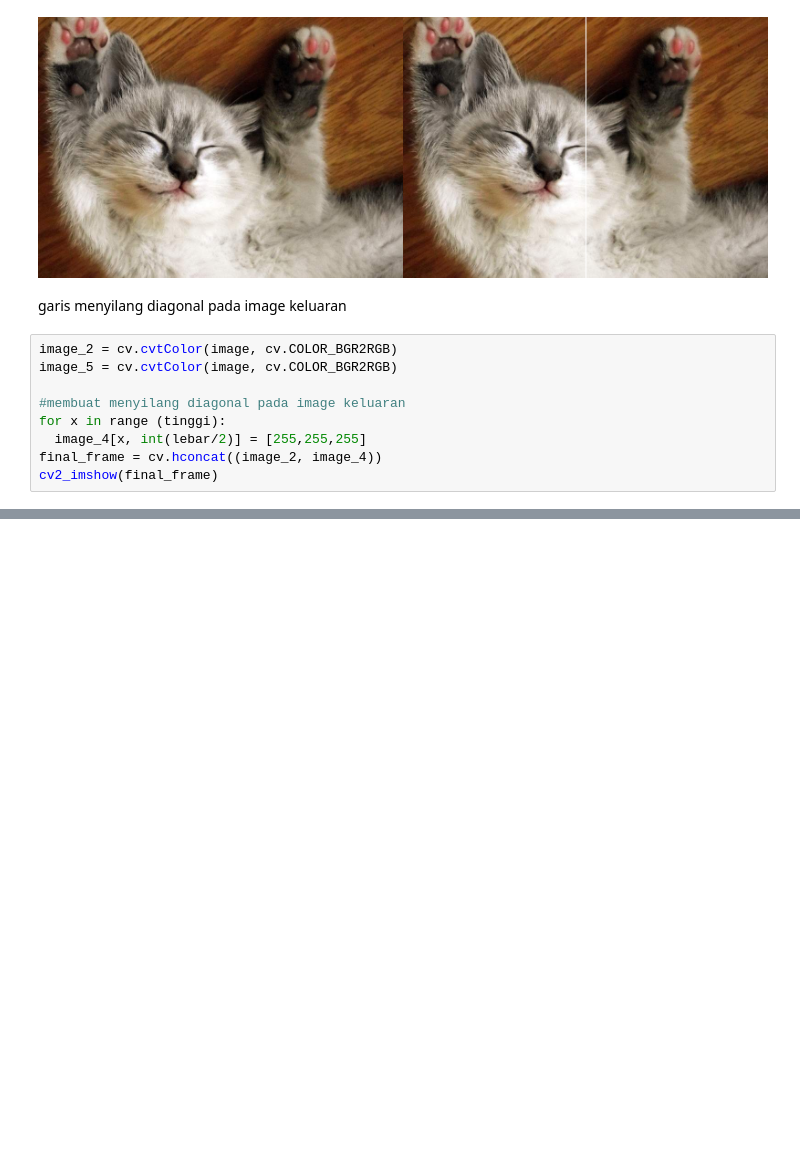
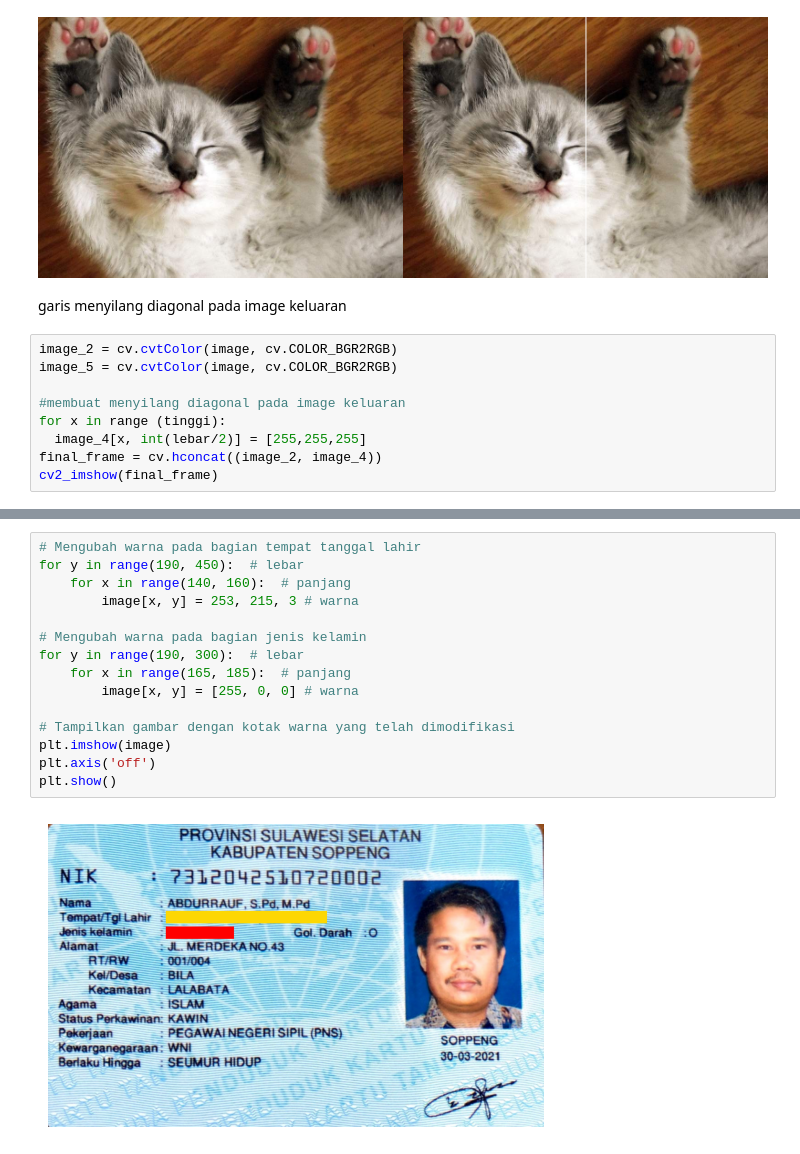
Before and after one commit to devanoabe/PCVK_GANJIL_23-24, a Jupyter notebook: Week1.ipynb, the cells around one changed output, grey strips where cells are left out. Drawn from its saved outputs; the diff is of its cells as text; blank space fills up the shorter version.

```diff
--- a/Week1.ipynb
+++ b/Week1.ipynb
@@ -91,0 +118,17 @@ cv2_imshow(final_frame)
+# %%
+# Mengubah warna pada bagian tempat tanggal lahir
+for y in range(190, 450):  # lebar
+    for x in range(140, 160):  # panjang
+        image[x, y] = 253, 215, 3 # warna
+
+# Mengubah warna pada bagian jenis kelamin
+for y in range(190, 300):  # lebar
+    for x in range(165, 185):  # panjang
+        image[x, y] = [255, 0, 0] # warna
+
+# Tampilkan gambar dengan kotak warna yang telah dimodifikasi
+plt.imshow(image)
+plt.axis('off')
+plt.show()
+# %% [output]
+[figure, added]
```
Also changed, not shown: parts of 3 cells of this notebook.
